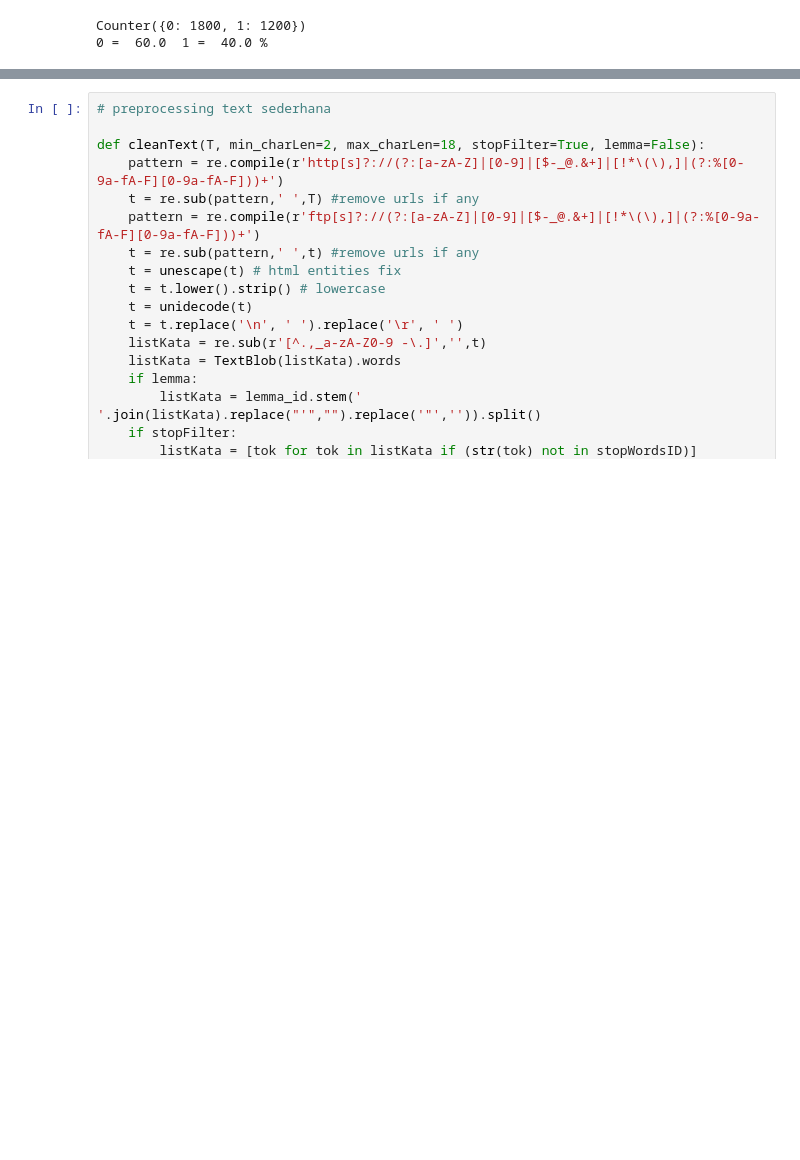
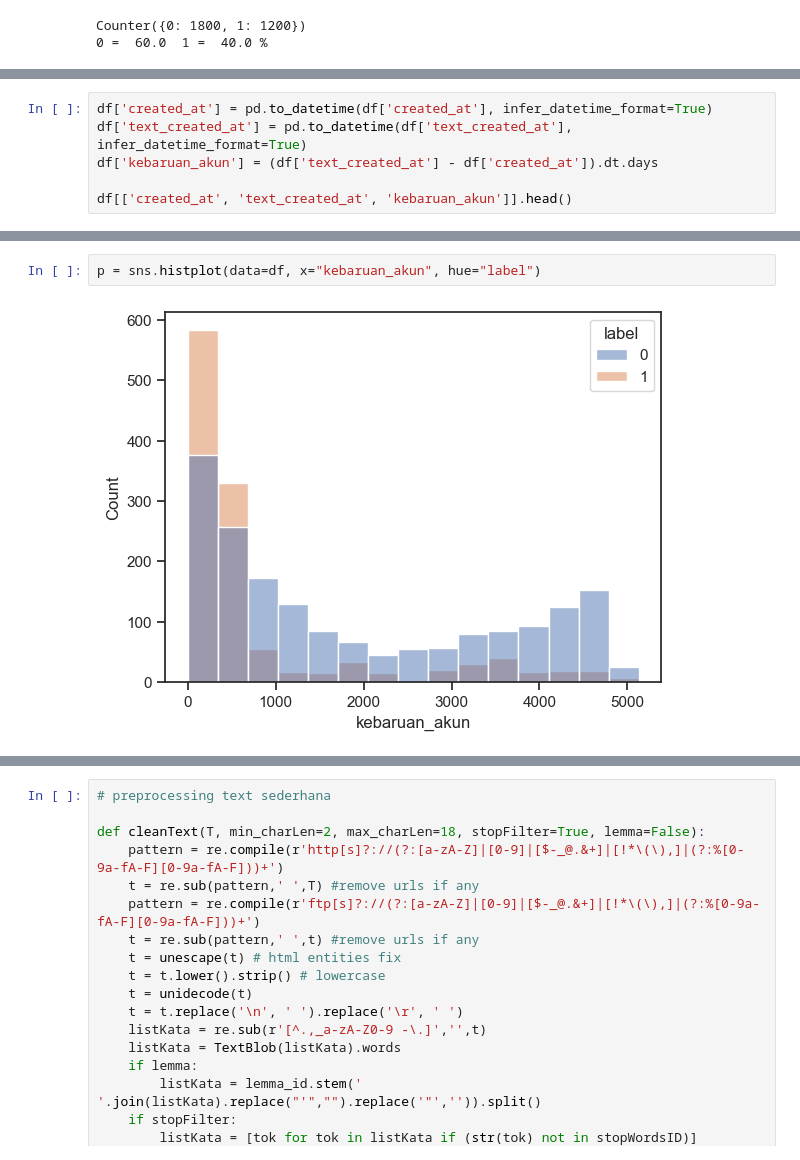
Before and after one commit to taudataanalytics/taudata-Academy, a Jupyter notebook: DikLit-Himasta-UnDip-2024.ipynb, the cells around one changed output, grey strips where cells are left out. Cells and saved outputs as stored; diff of their text form; blank space fills up the shorter version.

```diff
--- a/DikLit-Himasta-UnDip-2024.ipynb
+++ b/DikLit-Himasta-UnDip-2024.ipynb
@@ -189,0 +214,6 @@ Counter({0: 1800, 1: 1200})
+# %%
+df['created_at'] = pd.to_datetime(df['created_at'], infer_datetime_format=True)
+df['text_created_at'] = pd.to_datetime(df['text_created_at'], infer_datetime_format=True)
+df['kebaruan_akun'] = (df['text_created_at'] - df['created_at']).dt.days
+
+df[['created_at', 'text_created_at', 'kebaruan_akun']].head()
@@ -190,3 +227,7 @@ Counter({0: 1800, 1: 1200})
+# %%
+p = sns.histplot(data=df, x="kebaruan_akun", hue="label")
+# %% [output]
+[figure, added]
 # %% [markdown]
 # <center><font color="blue">Klasifikasi text</font></center>
 
```
Also changed, not shown: parts of 9 cells of this notebook.
